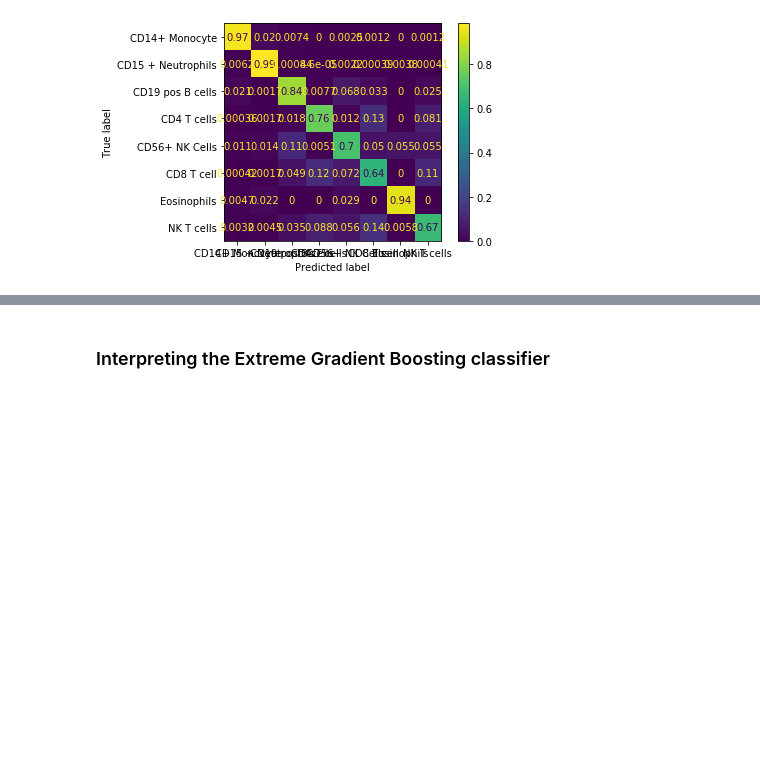
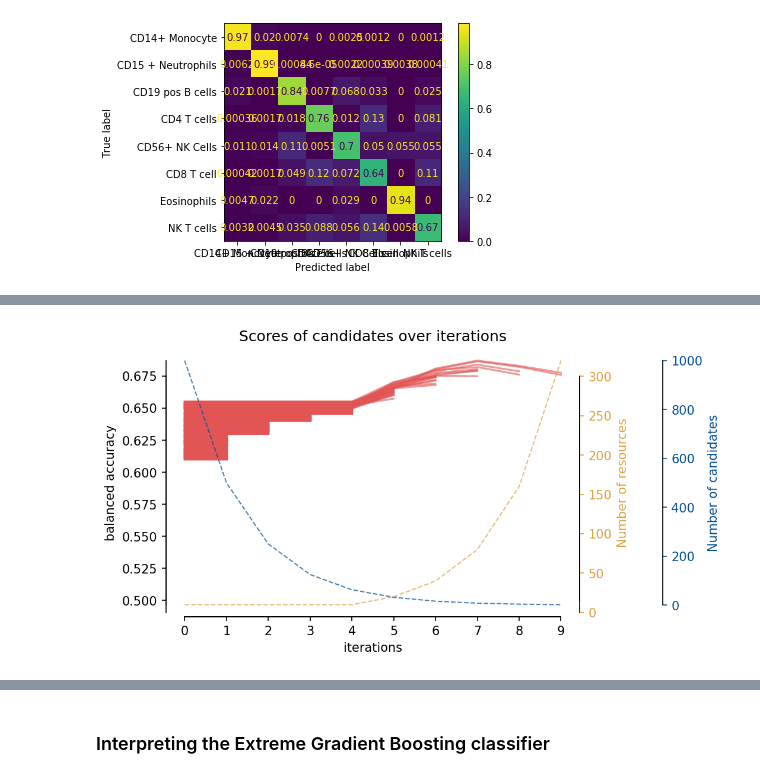
Before and after one commit to harel-coffee/SCIP-use-case-workflows-auto, a Jupyter notebook: notebooks/Stain-free Leukocyte Prediction.ipynb, the cells around one changed output, grey strips where cells are left out. Saved outputs shown, nothing was run; the diff lists cells and outputs as text; code cells hidden in the pictures; blank space fills up the shorter version.

```diff
--- a/notebooks/Stain-free Leukocyte Prediction.ipynb
+++ b/notebooks/Stain-free Leukocyte Prediction.ipynb
@@ -525,0 +602,4 @@ ConfusionMatrixDisplay.from_predictions(y_test, preds, display_labels=enc.classe
+# %%
+rsh_plot(grid1["estimator"][3])
+# %% [output]
+[figure, added]
```
Also changed, not shown: parts of 34 cells of this notebook, 3 other files.
